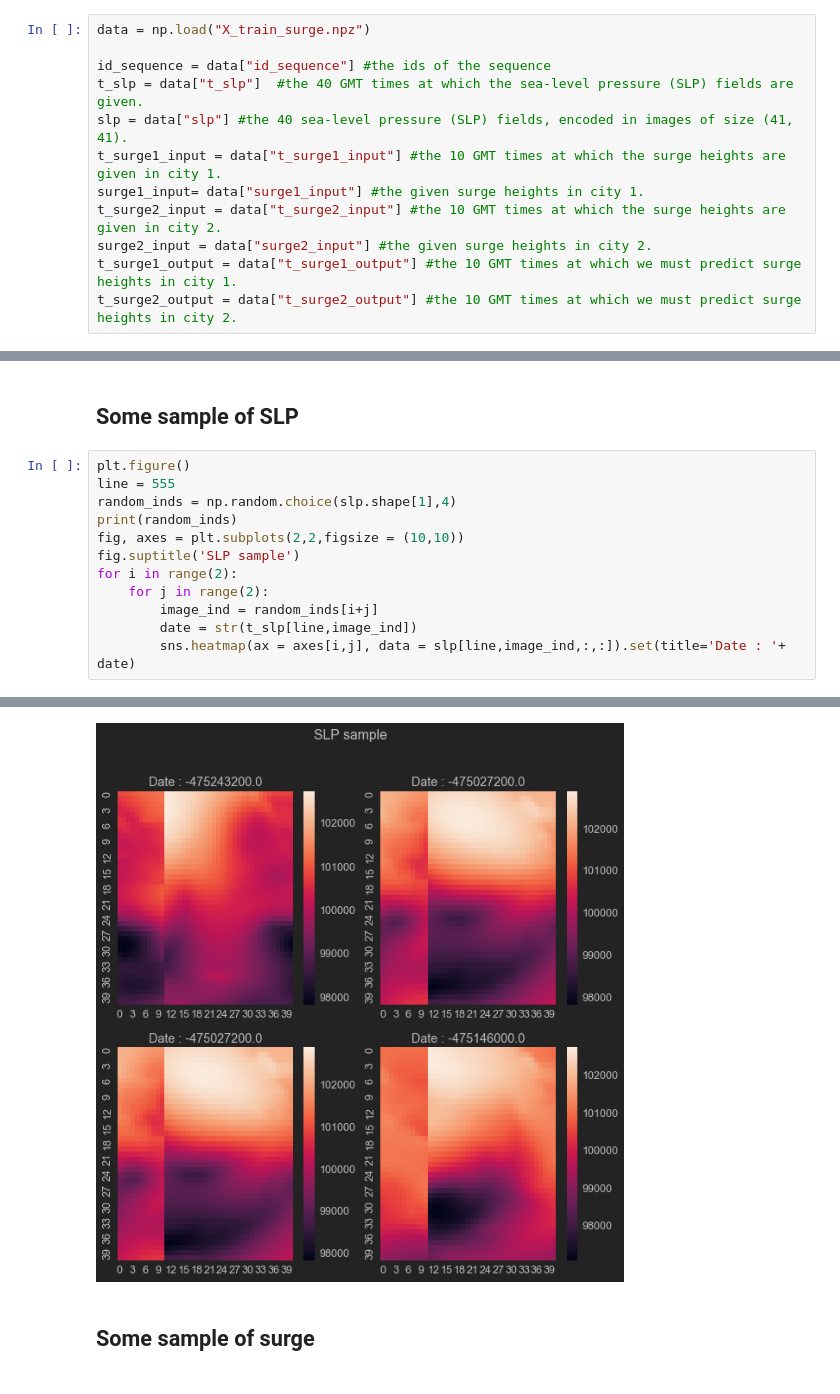
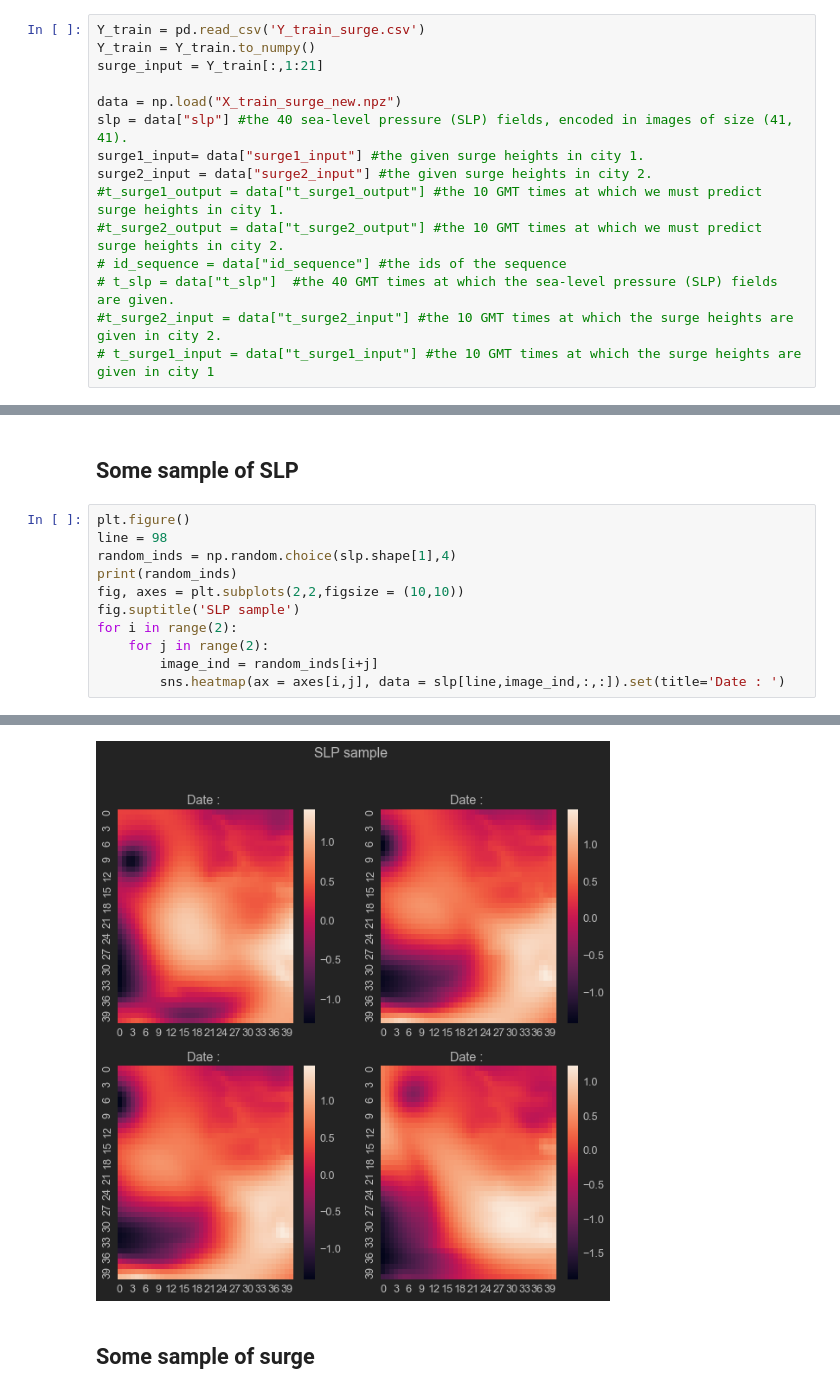
Before and after one commit to nralibera/Challenge-Data-ECL-2022, a Jupyter notebook: Surge forecast.ipynb, the cells around one changed output, grey strips where cells are left out. Saved outputs shown, nothing was run; the diff lists cells and outputs as text.

```diff
--- a/Surge forecast.ipynb
+++ b/Surge forecast.ipynb
@@ -15,12 +27,15 @@ jtplot.style()
 # %%
-data = np.load("X_train_surge.npz")
+Y_train = pd.read_csv('Y_train_surge.csv')
+Y_train = Y_train.to_numpy()
+surge_input = Y_train[:,1:21]
 
-id_sequence = data["id_sequence"] #the ids of the sequence
-t_slp = data["t_slp"]  #the 40 GMT times at which the sea-level pressure (SLP) fields are given.
+data = np.load("X_train_surge_new.npz")
 slp = data["slp"] #the 40 sea-level pressure (SLP) fields, encoded in images of size (41, 41).
-t_surge1_input = data["t_surge1_input"] #the 10 GMT times at which the surge heights are given in city 1.
 surge1_input= data["surge1_input"] #the given surge heights in city 1.
-t_surge2_input = data["t_surge2_input"] #the 10 GMT times at which the surge heights are given in city 2.
 surge2_input = data["surge2_input"] #the given surge heights in city 2.
-t_surge1_output = data["t_surge1_output"] #the 10 GMT times at which we must predict surge heights in city 1.
-t_surge2_output = data["t_surge2_output"] #the 10 GMT times at which we must predict surge heights in city 2.
+#t_surge1_output = data["t_surge1_output"] #the 10 GMT times at which we must predict surge heights in city 1.
+#t_surge2_output = data["t_surge2_output"] #the 10 GMT times at which we must predict surge heights in city 2.
+# id_sequence = data["id_sequence"] #the ids of the sequence
+# t_slp = data["t_slp"]  #the 40 GMT times at which the sea-level pressure (SLP) fields are given.
+#t_surge2_input = data["t_surge2_input"] #the 10 GMT times at which the surge heights are given in city 2.
+# t_surge1_input = data["t_surge1_input"] #the 10 GMT times at which the surge heights are given in city 1
@@ -28,7 +60,7 @@ t_surge2_output = data["t_surge2_output"] #the 10 GMT times at which we must pre
 ## Some sample of SLP
 # %%
 plt.figure()
-line = 555
+line = 98
 random_inds = np.random.choice(slp.shape[1],4)
 print(random_inds)
 fig, axes = plt.subplots(2,2,figsize = (10,10))
@@ -36,6 +68,5 @@ fig.suptitle('SLP sample')
 for i in range(2):
     for j in range(2):
         image_ind = random_inds[i+j]
-        date = str(t_slp[line,image_ind])
-        sns.heatmap(ax = axes[i,j], data = slp[line,image_ind,:,:]).set(title='Date : '+ date)
+        sns.heatmap(ax = axes[i,j], data = slp[line,image_ind,:,:]).set(title='Date : ')
 # %% [output]
@@ -43,5 +74,5 @@ for i in range(2):
 <Figure size 460.8x403.2 with 0 Axes>
-[figure, old version]
+[figure, new version]
 # %% [markdown]
 ## Some sample of surge
 # %%
```
Also changed, not shown: parts of 56 cells of this notebook, 16 other files.
